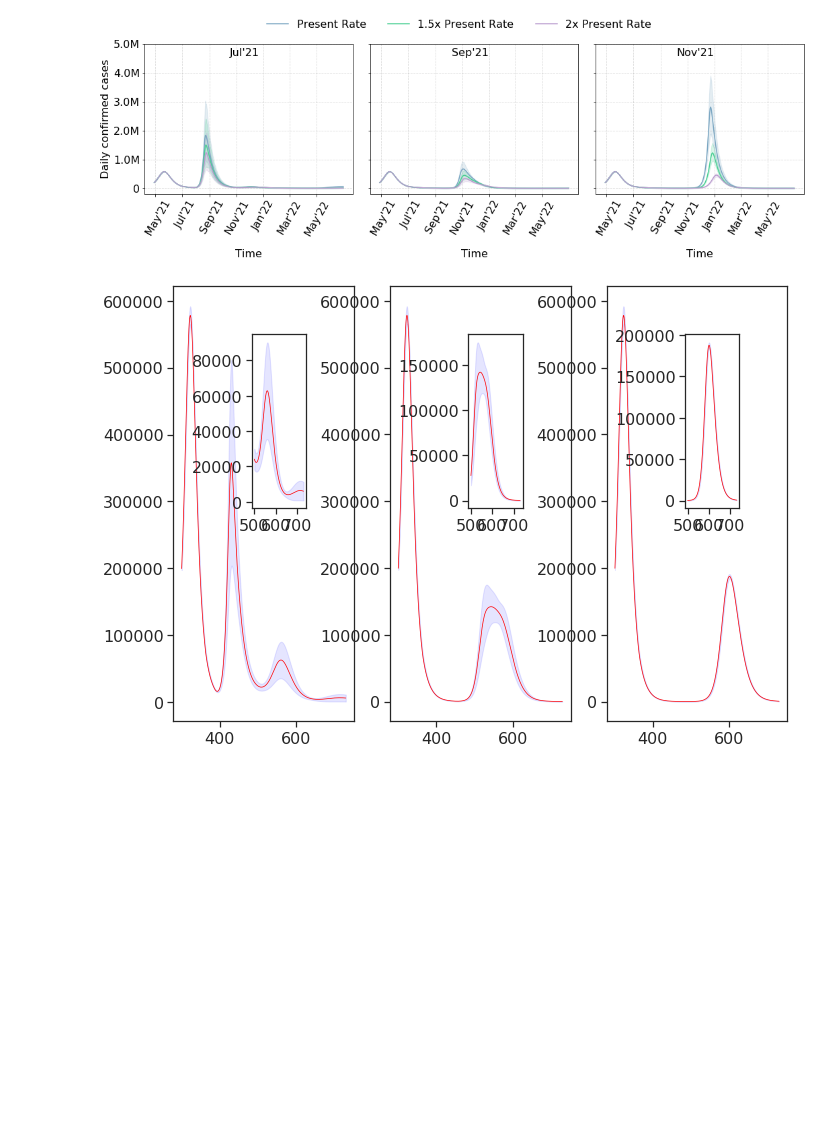
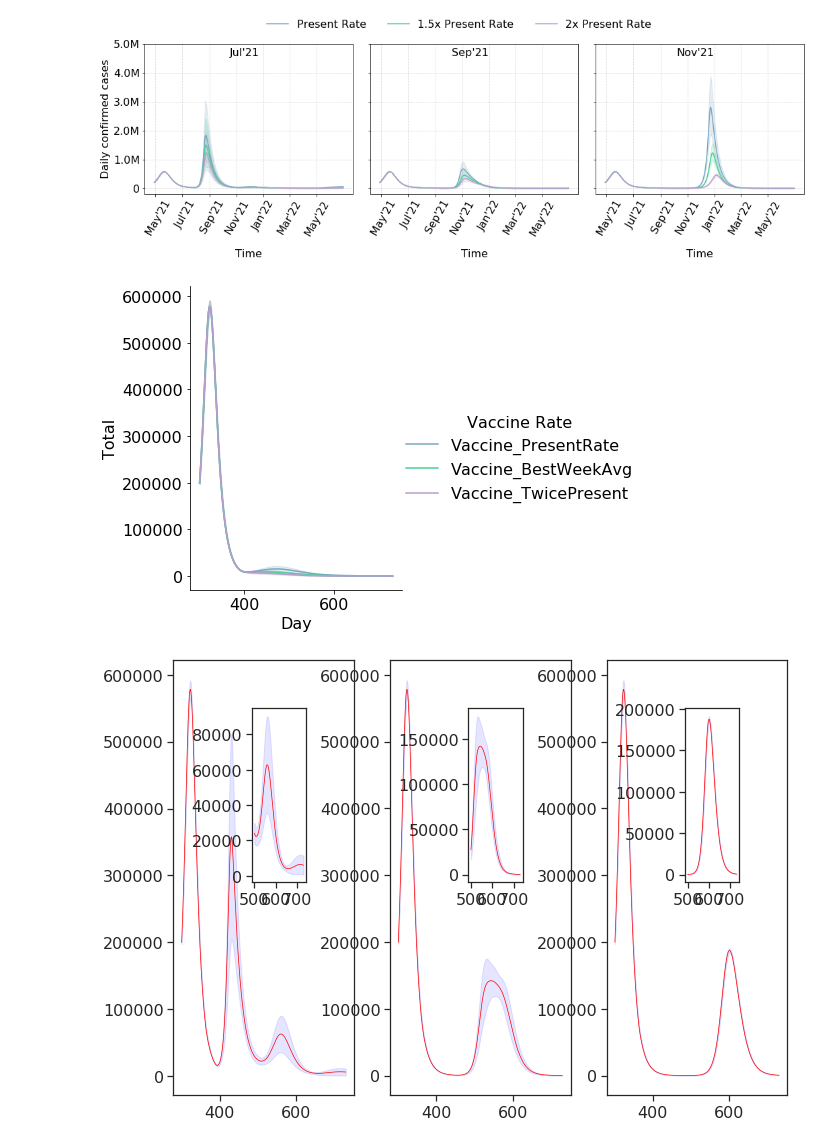
Before and after one commit to thivinanandh/covidPlotWave3, a Jupyter notebook: Covid_Wave3_Plotting.ipynb, the cells around one changed output. Drawn from its saved outputs; the diff is of its cells as text; code cells hidden in the pictures; blank space fills up the shorter version.

````diff
--- a/Covid_Wave3_Plotting.ipynb
+++ b/Covid_Wave3_Plotting.ipynb
@@ -127,19 +127,19 @@ df_active= ReadDF("CovidPopulation.data","Total")
 
 
 #### - Read the Nucleation Data
-# df_nucleation_total = ReadDF("CovidNucleation.data","Total")
-# df_nucleation_11 = ReadDF("CovidNucleation_11Yrs.data","Total")
-# df_nucleation_18 = ReadDF("CovidNucleation_18Yrs.data","Total")
-# df_nucleation_45 = ReadDF("CovidNucleation_45Yrs.data","Total")
-# df_nucleation_60 = ReadDF("CovidNucleation_60Yrs.data","Total")
+df_nucleation_total = ReadDF("CovidNucleation.data","Total")
+df_nucleation_11 = ReadDF("CovidNucleation_11Yrs.data","Total")
+df_nucleation_18 = ReadDF("CovidNucleation_18Yrs.data","Total")
+df_nucleation_45 = ReadDF("CovidNucleation_45Yrs.data","Total")
+df_nucleation_60 = ReadDF("CovidNucleation_60Yrs.data","Total")
 df_nucleation_60plus = ReadDF("CovidNucleation_Above60Yrs.data","Total")
 
 
 # ## Read the VaccinationData
 # #### Read the Vaccination and the Antibody plots
 
-# df_antibody = ReadDF("Covid_Vaccinated.data","AntiBody")
-# df_Vaccinated = ReadDF("Covid_Antibody.data","AntiBody")
+df_antibody = ReadDF("Covid_Vaccinated.data","AntiBody")
+df_Vaccinated = ReadDF("Covid_Antibody.data","AntiBody")
 # %% [output]
 972 samples have been read
 972 samples have been read
@@ -2478,34 +2417,36 @@ def Relplotter(DataFrame, SD_Col_Val, plotExtension,ciBool):
 #     yt,ytl = YTicks(k)
 
 
 #     for i in range(1):
 #         relPlot.axes[0][i].set_xlabel("Time")                   ## Xlabel
 #         relPlot.axes[0][i].set_xticks(xt)                       ## XTicks
 #         relPlot.axes[0][i].set_xticklabels(xtl)                 ## XTick Labels
 #         relPlot.axes[0][i].tick_params(axis='x', rotation=60);  ## XTicks Rotation
 #         relPlot.axes[0][i].grid(b=True, which='major', color='grey', linestyle='--',alpha=0.3)
 #         relPlot.axes[0][i].grid(b=True, which='minor', color='b', linestyle='--',alpha=0.1)
 #         relPlot.axes[0][i].set_yticks(yt)
 #         relPlot.axes[0][i].text(.48,.92,KDPImm[i],horizontalalignment='center',transform=relPlot.axes[0][i].transAxes)
 #         relPlot.axes[0][i].set_title("")
 #         relPlot.axes[0][i].spines['right'].set_visible(True)
 #         relPlot.axes[0][i].spines['top'].set_visible(True)
 
 
 #     relPlot.axes[0][0].set_yticks(yt)                       ## YTicks
 #     relPlot.axes[0][0].set_yticklabels(ytl)                 ## YTick Labels
 
 #     l = Vacc
 #     relPlot.fig.legend(h, l, loc='upper center',title='',ncol=3,bbox_to_anchor=(0.5,1.05), frameon=False)
 
 #     name = "Relplot_" + plotExtension + "1.png"
 #     plt.tight_layout()
 #     plt.savefig(name,dpi=300,bbox_inches='tight');
     return relPlot
 
-#rp = Relplotter(df_active,"SD_RA","SD_RA",True)
+rp = Relplotter(df_antibody,"SD_RA","SD_RA",True)
 #rp = Relplotter(df_active,"SD_RAR","SD_RAR",True)
 # Relplotter(df_active,"SD_RARF","SD_RARF",True)
+# %% [output]
+[figure, added]
 # %%
 ```
 # %% [output]
````
Also changed, not shown: parts of 10 cells of this notebook, 1 other file.
